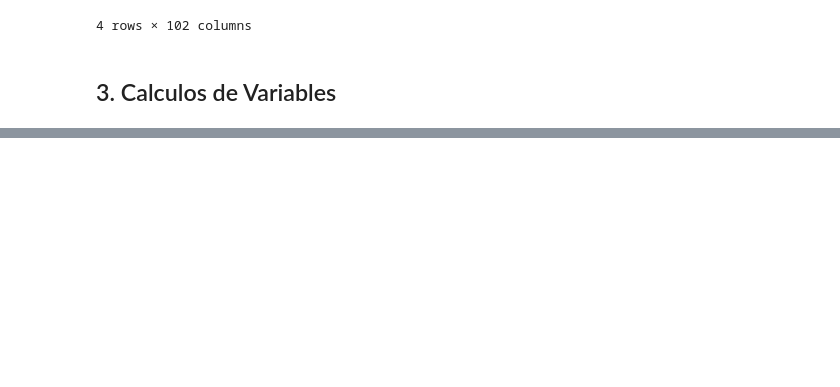
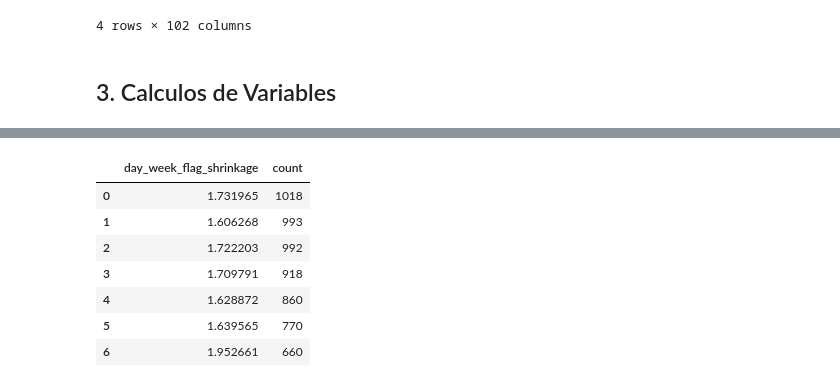
Before and after one commit to cgomez-QB/Fraud-Model, a Jupyter notebook: src/first_exploration/add_users_model.ipynb, the cells around one changed output, grey strips where cells are left out. Drawn from its saved outputs; the diff is of its cells as text; code cells hidden in the pictures; blank space fills up the shorter version.

```diff
--- a/src/first_exploration/add_users_model.ipynb
+++ b/src/first_exploration/add_users_model.ipynb
@@ -979,0 +1040,11 @@ np.float64(nan)
+# %%
+df_final['day_week_flag_shrinkage'].value_counts().reset_index()
+# %% [output]
+|  | day_week_flag_shrinkage | count |
+| 0 | 1.731965 | 1018 |
+| 1 | 1.606268 | 993 |
+| 2 | 1.722203 | 992 |
+| 3 | 1.709791 | 918 |
+| 4 | 1.628872 | 860 |
+| 5 | 1.639565 | 770 |
+| 6 | 1.952661 | 660 |
```
Also changed, not shown: parts of 6 cells of this notebook, 5 other files.
